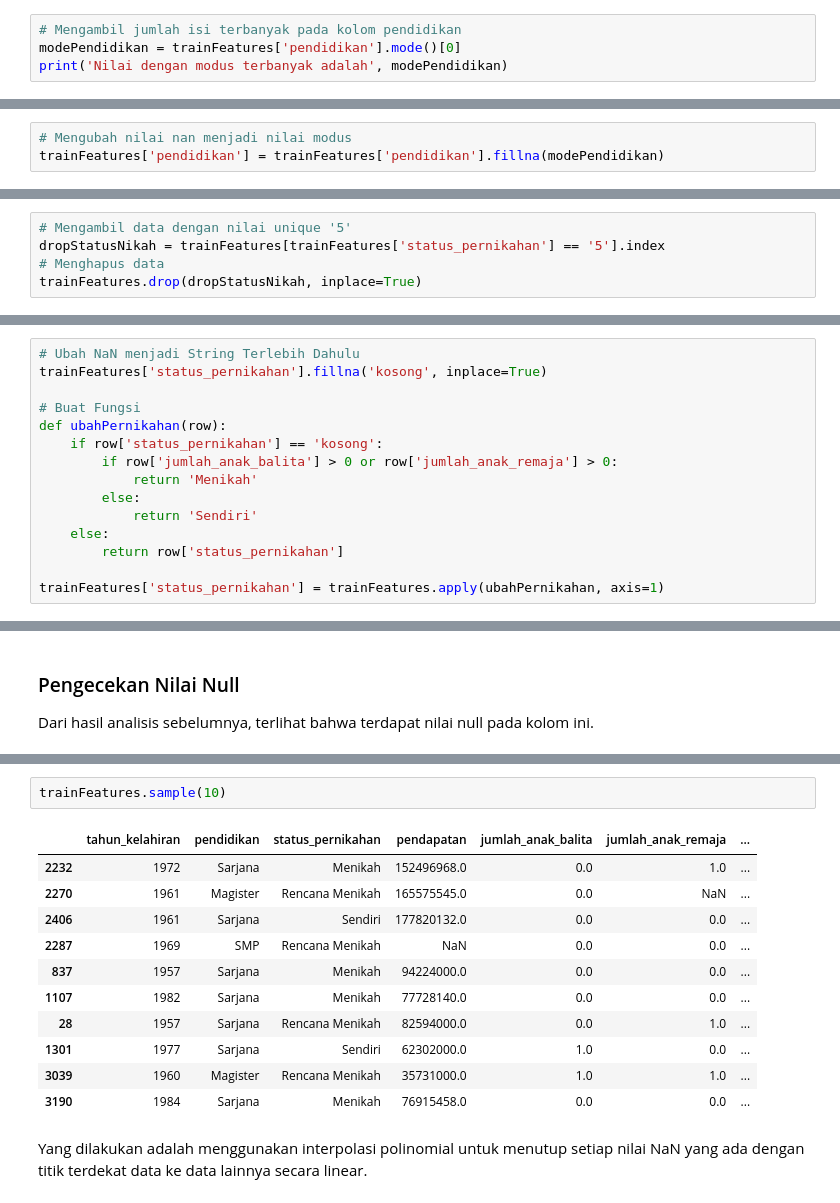
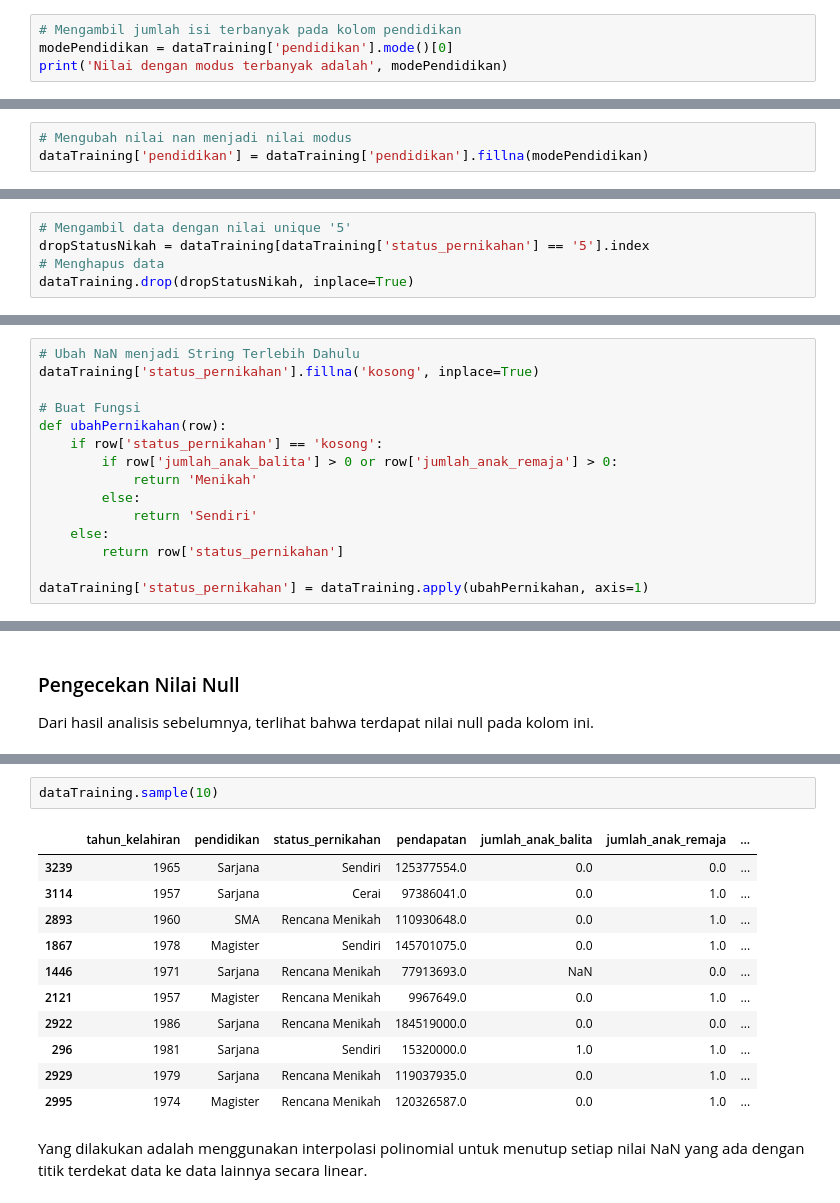
Before and after one commit to AFreborn22/superior_DA, a Jupyter notebook: SUPERIOR.ipynb, the cells around one changed output, grey strips where cells are left out. Drawn from its saved outputs; the diff is of its cells as text.

```diff
--- a/SUPERIOR.ipynb
+++ b/SUPERIOR.ipynb
@@ -170,12 +214,12 @@ Dengan sample data sebagai berikut:
 Dikarenakan jumlah dari data nan cukup banyak, maka akan dilakukan pengubahan isi dengan data modus pada kolom **pendidikan**.
 # %%
 # Mengambil jumlah isi terbanyak pada kolom pendidikan
-modePendidikan = trainFeatures['pendidikan'].mode()[0]
+modePendidikan = dataTraining['pendidikan'].mode()[0]
 print('Nilai dengan modus terbanyak adalah', modePendidikan)
 # %% [output]
 Nilai dengan modus terbanyak adalah Sarjana
 # %%
 # Mengubah nilai nan menjadi nilai modus
-trainFeatures['pendidikan'] = trainFeatures['pendidikan'].fillna(modePendidikan)
+dataTraining['pendidikan'] = dataTraining['pendidikan'].fillna(modePendidikan)
 # %%
 # Cek ulang nilai unique
@@ -206,9 +250,9 @@ trainFeatures[trainFeatures['status_pernikahan'] == '5']
 Dikarenakan hanya terdapat satu nilai saja dengan value '5', maka dapat dihapus saja karena tidak terlalu berpengaruh terhadap keseluruhan data.
 # %%
 # Mengambil data dengan nilai unique '5'
-dropStatusNikah = trainFeatures[trainFeatures['status_pernikahan'] == '5'].index
+dropStatusNikah = dataTraining[dataTraining['status_pernikahan'] == '5'].index
 # Menghapus data
-trainFeatures.drop(dropStatusNikah, inplace=True)
+dataTraining.drop(dropStatusNikah, inplace=True)
 # %% [markdown]
 
 ### Olah Data dengan Nilai Unique NaN
@@ -241,7 +285,7 @@ Dikarenakan jumlah dari data nan cukup banyak, maka akan dilakukan pengubahan is
 Yaitu dengan melihat kolom **jumlah anak balita** dan **jumlah anak remaja** dengan asumsi jika memiliki nilai lebih dari 0 dari kedua kolom tersebut, maka akan diubah menjadi "Menikah".
 # %%
 # Ubah NaN menjadi String Terlebih Dahulu
-trainFeatures['status_pernikahan'].fillna('kosong', inplace=True)
+dataTraining['status_pernikahan'].fillna('kosong', inplace=True)
 
 # Buat Fungsi
 def ubahPernikahan(row):
@@ -253,5 +297,5 @@ def ubahPernikahan(row):
     else:
         return row['status_pernikahan']
 
-trainFeatures['status_pernikahan'] = trainFeatures.apply(ubahPernikahan, axis=1)
+dataTraining['status_pernikahan'] = dataTraining.apply(ubahPernikahan, axis=1)
 # %%
@@ -306,19 +350,19 @@ nullPendapatan.head(10)
 | 180 | 1980 | Sarjana | Rencana Menikah | NaN | 0.0 | 0.0 | ... |
 | 190 | 1981 | Doktor | Rencana Menikah | NaN | 1.0 | 0.0 | ... |
 # %%
-trainFeatures.sample(10)
+dataTraining.sample(10)
 # %% [output]
 |  | tahun_kelahiran | pendidikan | status_pernikahan | pendapatan | jumlah_anak_balita | jumlah_anak_remaja | ... |
-| 2232 | 1972 | Sarjana | Menikah | 152496968.0 | 0.0 | 1.0 | ... |
-| 2270 | 1961 | Magister | Rencana Menikah | 165575545.0 | 0.0 | NaN | ... |
-| 2406 | 1961 | Sarjana | Sendiri | 177820132.0 | 0.0 | 0.0 | ... |
-| 2287 | 1969 | SMP | Rencana Menikah | NaN | 0.0 | 0.0 | ... |
-| 837 | 1957 | Sarjana | Menikah | 94224000.0 | 0.0 | 0.0 | ... |
-| 1107 | 1982 | Sarjana | Menikah | 77728140.0 | 0.0 | 0.0 | ... |
-| 28 | 1957 | Sarjana | Rencana Menikah | 82594000.0 | 0.0 | 1.0 | ... |
-| 1301 | 1977 | Sarjana | Sendiri | 62302000.0 | 1.0 | 0.0 | ... |
-| 3039 | 1960 | Magister | Rencana Menikah | 35731000.0 | 1.0 | 1.0 | ... |
-| 3190 | 1984 | Sarjana | Menikah | 76915458.0 | 0.0 | 0.0 | ... |
+| 3239 | 1965 | Sarjana | Sendiri | 125377554.0 | 0.0 | 0.0 | ... |
+| 3114 | 1957 | Sarjana | Cerai | 97386041.0 | 0.0 | 1.0 | ... |
+| 2893 | 1960 | SMA | Rencana Menikah | 110930648.0 | 0.0 | 1.0 | ... |
+| 1867 | 1978 | Magister | Sendiri | 145701075.0 | 0.0 | 1.0 | ... |
+| 1446 | 1971 | Sarjana | Rencana Menikah | 77913693.0 | NaN | 0.0 | ... |
+| 2121 | 1957 | Magister | Rencana Menikah | 9967649.0 | 0.0 | 1.0 | ... |
+| 2922 | 1986 | Sarjana | Rencana Menikah | 184519000.0 | 0.0 | 0.0 | ... |
+| 296 | 1981 | Sarjana | Sendiri | 15320000.0 | 1.0 | 1.0 | ... |
+| 2929 | 1979 | Sarjana | Rencana Menikah | 119037935.0 | 0.0 | 1.0 | ... |
+| 2995 | 1974 | Magister | Rencana Menikah | 120326587.0 | 0.0 | 1.0 | ... |
 # %% [markdown]
 Yang dilakukan adalah menggunakan interpolasi polinomial untuk menutup setiap nilai NaN yang ada dengan titik terdekat data ke data lainnya secara linear.
 # %%
```
Also changed, not shown: parts of 81 cells of this notebook.
